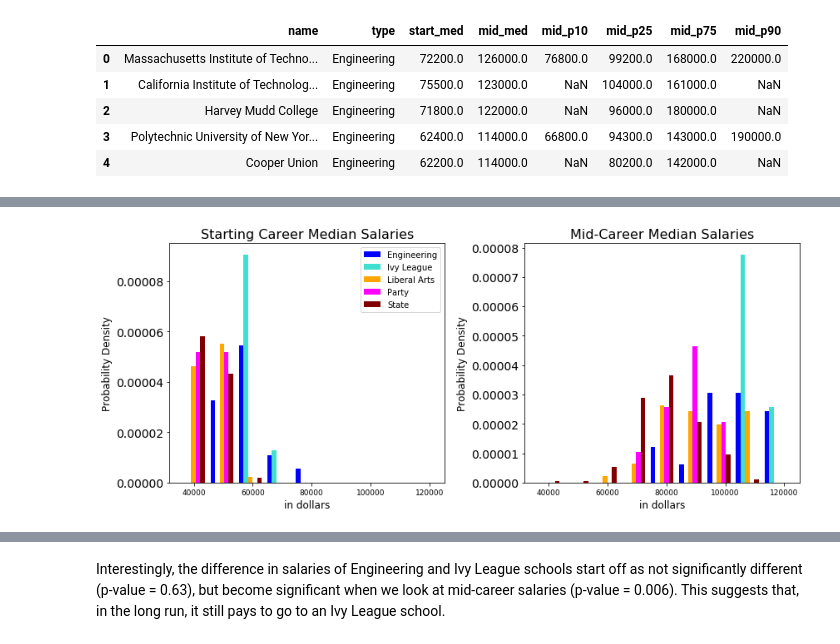
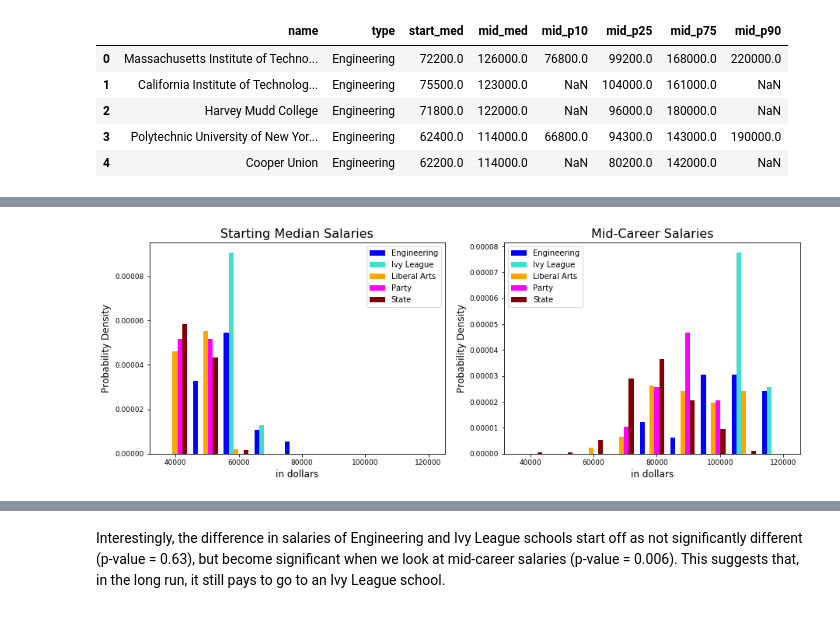
Before and after one commit to elliebenn/Thinkful-DS-Prep-Course, a Jupyter notebook: Thinkful-Prep-Capstone.ipynb, the cells around one changed output, grey strips where cells are left out. Saved outputs shown, nothing was run; the diff lists cells and outputs as text; code cells hidden in the pictures.

```diff
--- a/Thinkful-Prep-Capstone.ipynb
+++ b/Thinkful-Prep-Capstone.ipynb
@@ -89,32 +133,33 @@ Party2 = college[college['type'] == "Party"]['mid_med']
 State2 = college[college['type'] == "State"]['mid_med']
 mid_career = [Eng2, Ivy2, LibArts2, Party2, State2]
 
-# Generating histograms for starting and mid-career salaries by type of school
-plt.figure(figsize=(12,5))
-
-n_bins = 9
-colors = ['blue','turquoise', 'orange', 'magenta','maroon']
-labels = ['Engineering','Ivy League','Liberal Arts','Party','State']
-xrange = (35000, 122000)
-
-plt.subplot(1, 2, 1)
-start_med_hist = plt.hist(start_med, n_bins, xrange, histtype='bar', normed=True, color=colors, label=labels)
-plt.title('Starting Career Median Salaries', fontsize=16)
-plt.xlabel("in dollars", fontsize=12)
-plt.ylabel("Probability Density", fontsize=12)
-plt.xticks(fontsize=9)
-plt.yticks(fontsize=14)
-plt.legend(prop={'size':10})
-
-plt.subplot(1, 2, 2)
-mid_career_hist = plt.hist(mid_career, n_bins, xrange, histtype='bar', normed=True, color = colors, label=labels)
-plt.title('Mid-Career Median Salaries', fontsize=16)
-plt.xlabel("in dollars", fontsize=12)
-plt.ylabel("Probability Density", fontsize=12)
-plt.xticks(fontsize=9)
-plt.yticks(fontsize=14)
-
-plt.tight_layout()
-plt.show()
+#Sammmeee?
+#grps = ['Engineering','Ivy League','Liberal Arts', 'Party', 'State']
+#sm_data = {grp:college['start_med'][college.type == grp] for grp in grps}
+#mc_data = {grp:college['mid_med'][college.type == grp] for grp in grps}
-# %% [output]
-[figure, removed]
+# %%
+# Generating histograms for starting and mid-career salaries by type of school
+n_bins = 9
+colors = ['blue','turquoise', 'orange', 'magenta','maroon']
+labels = ['Engineering','Ivy League','Liberal Arts','Party','State']
+xrange = (35000, 122000)
+
+s = [start_med,mid_career]
+t = ['Starting Median Salaries', 'Mid-Career Salaries']
+
+plt.figure(figsize=(15,5))
+
+for i in range(0,len(s)):
+    plt.subplot(1, 2, i+1)
+
+    plt.hist(s[i], n_bins, xrange, histtype='bar', normed=True, color = colors, label=labels)
+    plt.title(t[i], fontsize=16)
+    plt.xlabel("in dollars", fontsize=12)
+    plt.ylabel("Probability Density", fontsize=12)
+    plt.xticks(fontsize=9)
+    plt.yticks(fontsize=9)
+    plt.legend(prop={'size':10})
+
+    i += 1
+# %% [output]
+[figure, added]
```
Also changed, not shown: parts of 42 cells of this notebook.
